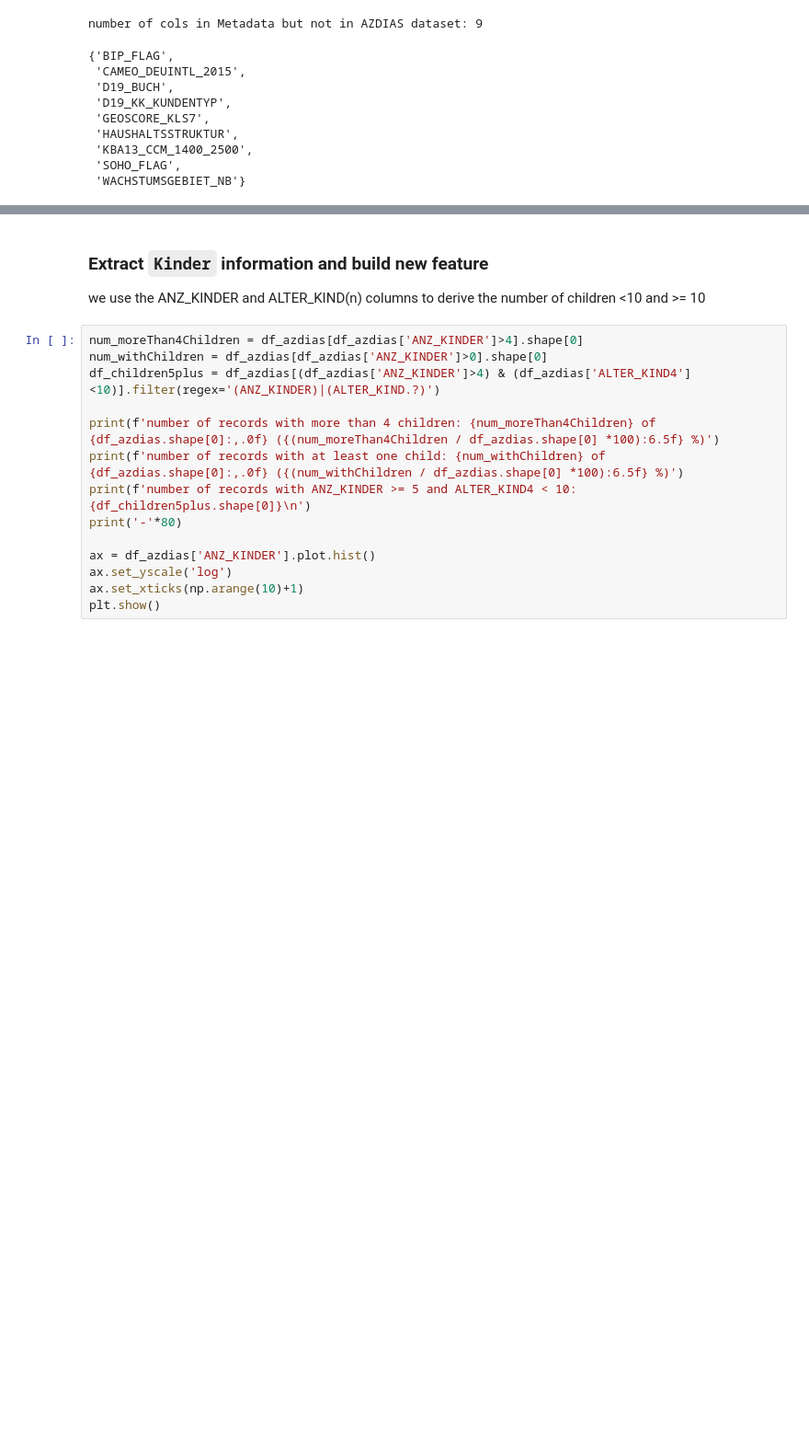
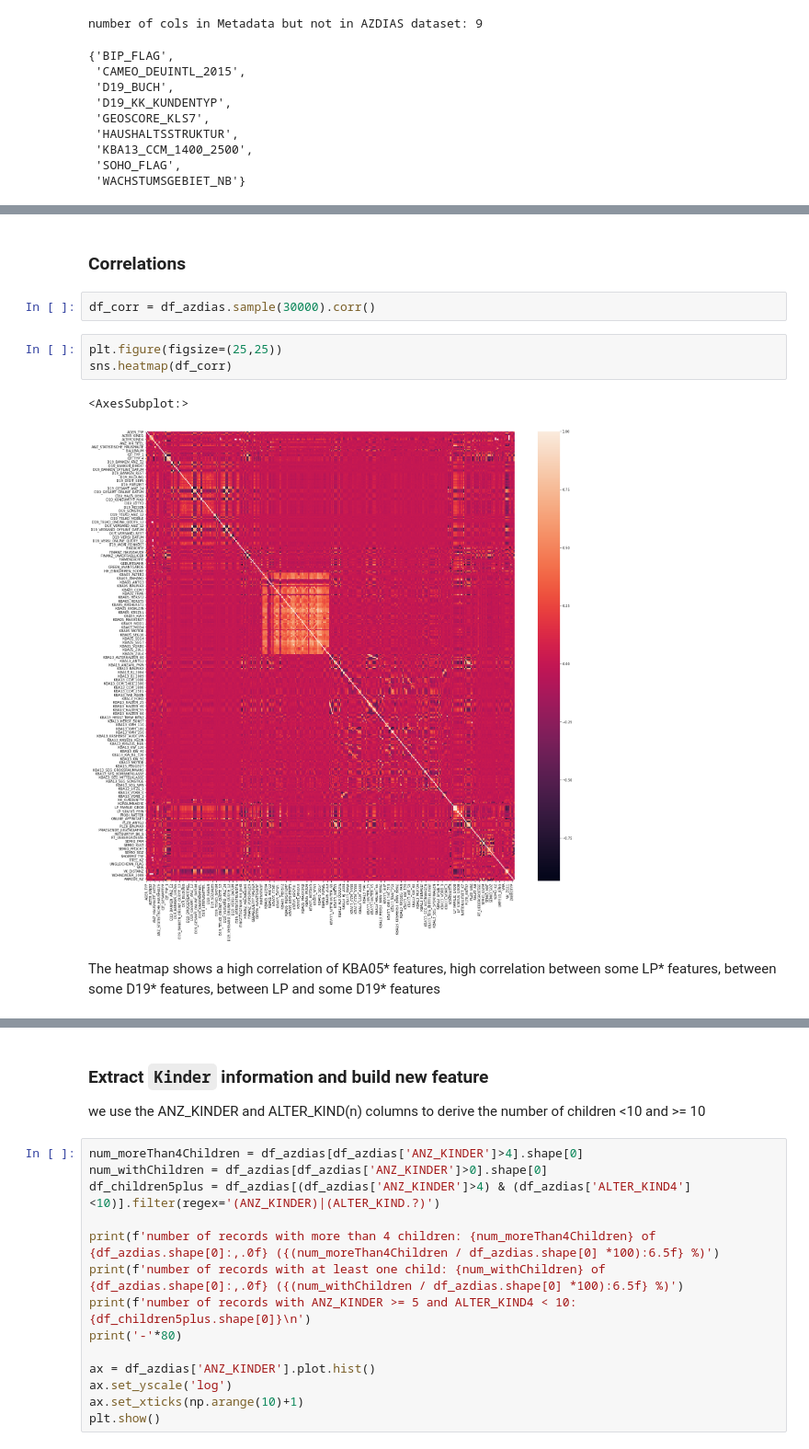
Before and after one commit to step-bauer/dsnd_capstone_arvato, a Jupyter notebook: Arvato Project Workbook.ipynb, the cells around one changed output, grey strips where cells are left out. Shown at 92% size. Saved outputs shown, nothing was run; the diff lists cells and outputs as text; blank space fills up the shorter version.

Commit message:
added correlation checks

```diff
--- a/Arvato Project Workbook.ipynb
+++ b/Arvato Project Workbook.ipynb
@@ -434 +434,13 @@ df_azdias[list(diff_set)].head()
 5 rows × 60 columns
+# %% [markdown]
+### Correlations
+# %%
+df_corr = df_azdias.sample(30000).corr()
+# %%
+plt.figure(figsize=(25,25))
+sns.heatmap(df_corr)
+# %% [output]
+<AxesSubplot:>
+[figure, added]
+# %% [markdown]
+The heatmap shows a high correlation of KBA05* features, high correlation between some LP* features, between some D19* features,  between LP and some D19* features
```
Also changed, not shown: parts of 66 cells of this notebook.
